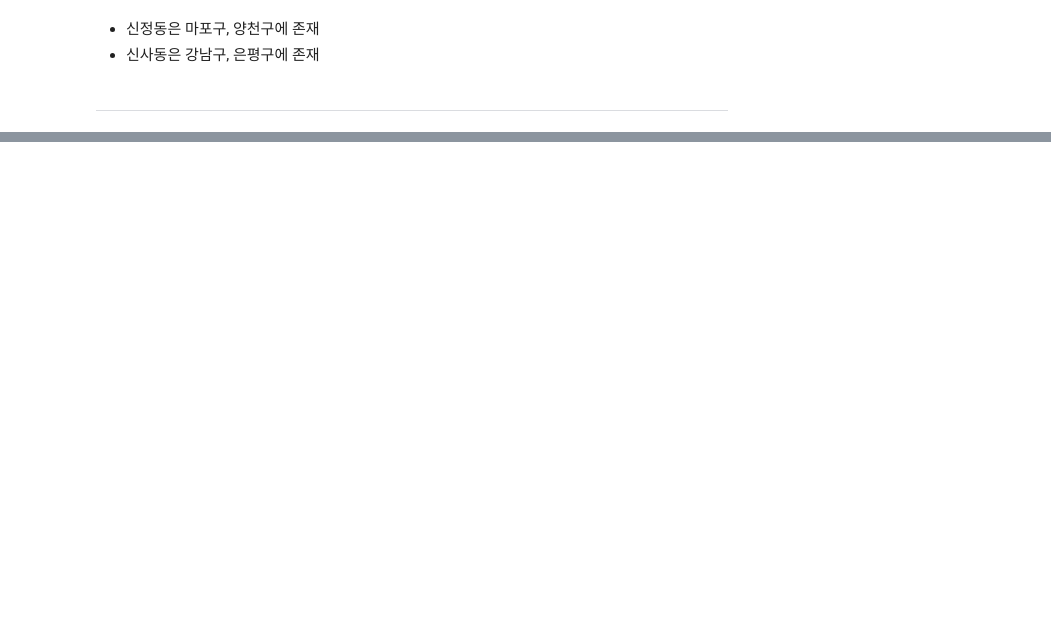
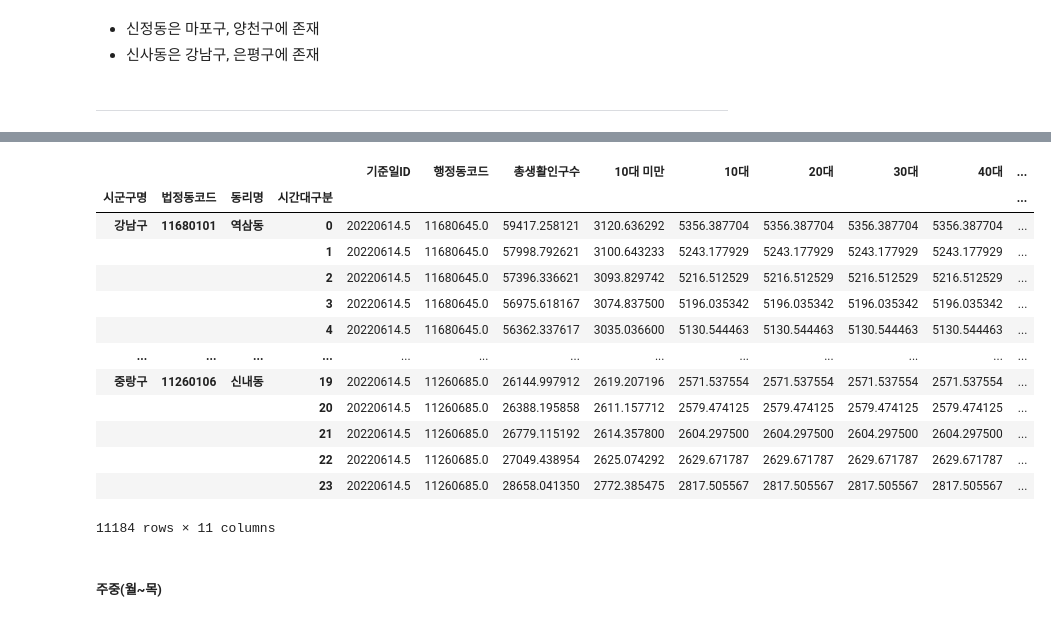
Before and after one commit to choi-aerim/cakd7_class, a Jupyter notebook: 데이터 안심구역/행정동법정동 리코딩.ipynb, the cells around one changed output, grey strips where cells are left out. Cells and saved outputs as stored; diff of their text form; code cells hidden in the pictures; blank space fills up the shorter version.

```diff
--- a/데이터 안심구역/행정동법정동 리코딩.ipynb
+++ b/데이터 안심구역/행정동법정동 리코딩.ipynb
@@ -242,0 +642,20 @@ df2_need
+# %%
+move_df_mf_weekend_mean = move_df_weekend.groupby(by = ['시군구명','법정동코드','동리명','시간대구분']).mean()
+move_df_mf_weekend_mean
+# %% [output]
+|  |  |  |  | 기준일ID | 행정동코드 | 총생활인구수 | 10대 미만 | 10대 | 20대 | 30대 | 40대 | ... |
+| 시군구명 | 법정동코드 | 동리명 | 시간대구분 |  |  |  |  |  |  |  |  | ... |
+| 강남구 | 11680101 | 역삼동 | 0 | 20220614.5 | 11680645.0 | 59417.258121 | 3120.636292 | 5356.387704 | 5356.387704 | 5356.387704 | 5356.387704 | ... |
+|  |  |  | 1 | 20220614.5 | 11680645.0 | 57998.792621 | 3100.643233 | 5243.177929 | 5243.177929 | 5243.177929 | 5243.177929 | ... |
+|  |  |  | 2 | 20220614.5 | 11680645.0 | 57396.336621 | 3093.829742 | 5216.512529 | 5216.512529 | 5216.512529 | 5216.512529 | ... |
+|  |  |  | 3 | 20220614.5 | 11680645.0 | 56975.618167 | 3074.837500 | 5196.035342 | 5196.035342 | 5196.035342 | 5196.035342 | ... |
+|  |  |  | 4 | 20220614.5 | 11680645.0 | 56362.337617 | 3035.036600 | 5130.544463 | 5130.544463 | 5130.544463 | 5130.544463 | ... |
+| ... | ... | ... | ... | ... | ... | ... | ... | ... | ... | ... | ... | ... |
+| 중랑구 | 11260106 | 신내동 | 19 | 20220614.5 | 11260685.0 | 26144.997912 | 2619.207196 | 2571.537554 | 2571.537554 | 2571.537554 | 2571.537554 | ... |
+|  |  |  | 20 | 20220614.5 | 11260685.0 | 26388.195858 | 2611.157712 | 2579.474125 | 2579.474125 | 2579.474125 | 2579.474125 | ... |
+|  |  |  | 21 | 20220614.5 | 11260685.0 | 26779.115192 | 2614.357800 | 2604.297500 | 2604.297500 | 2604.297500 | 2604.297500 | ... |
+|  |  |  | 22 | 20220614.5 | 11260685.0 | 27049.438954 | 2625.074292 | 2629.671787 | 2629.671787 | 2629.671787 | 2629.671787 | ... |
+|  |  |  | 23 | 20220614.5 | 11260685.0 | 28658.041350 | 2772.385475 | 2817.505567 | 2817.505567 | 2817.505567 | 2817.505567 | ... |
+11184 rows × 11 columns
+# %% [markdown]
+##### 주중(월~목)
```
Also changed, not shown: parts of 73 cells of this notebook, 3 other files.
